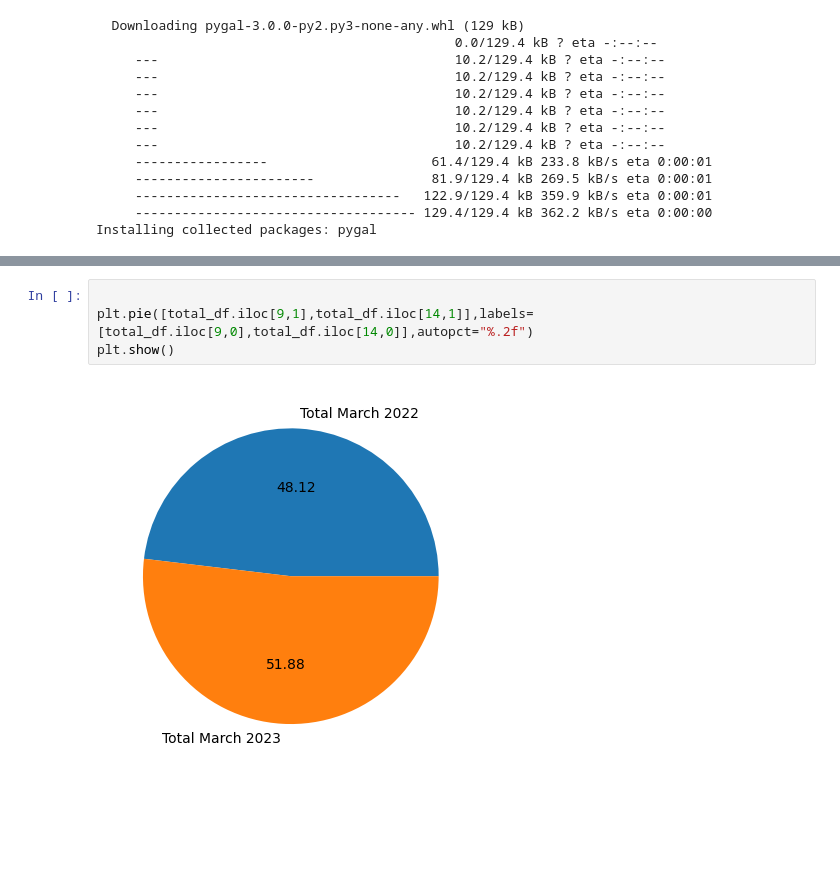
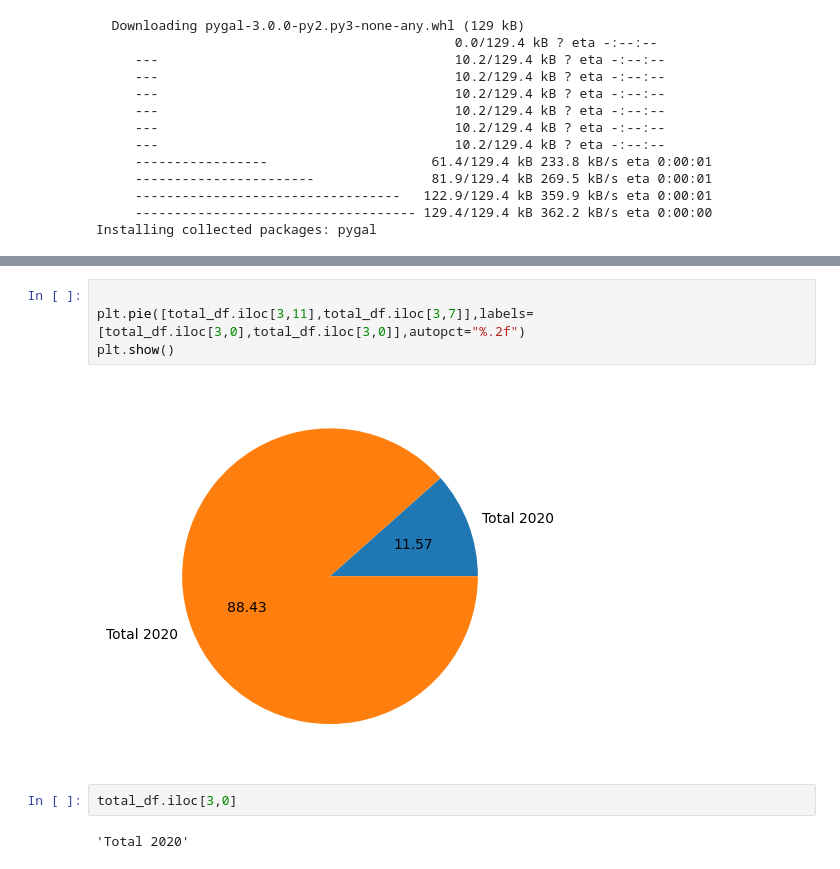
Before and after one commit to kxrxn08/DigitalTransactionAnalysis, a Jupyter notebook: DataCleaning/Quarterly.ipynb, the cells around one changed output, grey strips where cells are left out. Cells and saved outputs as stored; diff of their text form; blank space fills up the shorter version.

```diff
--- a/DataCleaning/Quarterly.ipynb
+++ b/DataCleaning/Quarterly.ipynb
@@ -556,6 +557,10 @@ b'<?xml version=\'1.0\' encoding=\'utf-8\'?>\n<svg xmlns="http://www.w3.org/2000
 # %%
 
-plt.pie([total_df.iloc[9,1],total_df.iloc[14,1]],labels=[total_df.iloc[9,0],total_df.iloc[14,0]],autopct="%.2f")
+plt.pie([total_df.iloc[3,11],total_df.iloc[3,7]],labels=[total_df.iloc[3,0],total_df.iloc[3,0]],autopct="%.2f")
 plt.show()
 # %% [output]
-[figure, old version]
+[figure, new version]
+# %%
+total_df.iloc[3,0]
+# %% [output]
+'Total 2020'
```
Also changed, not shown: parts of 2 cells of this notebook, 1 other file.
